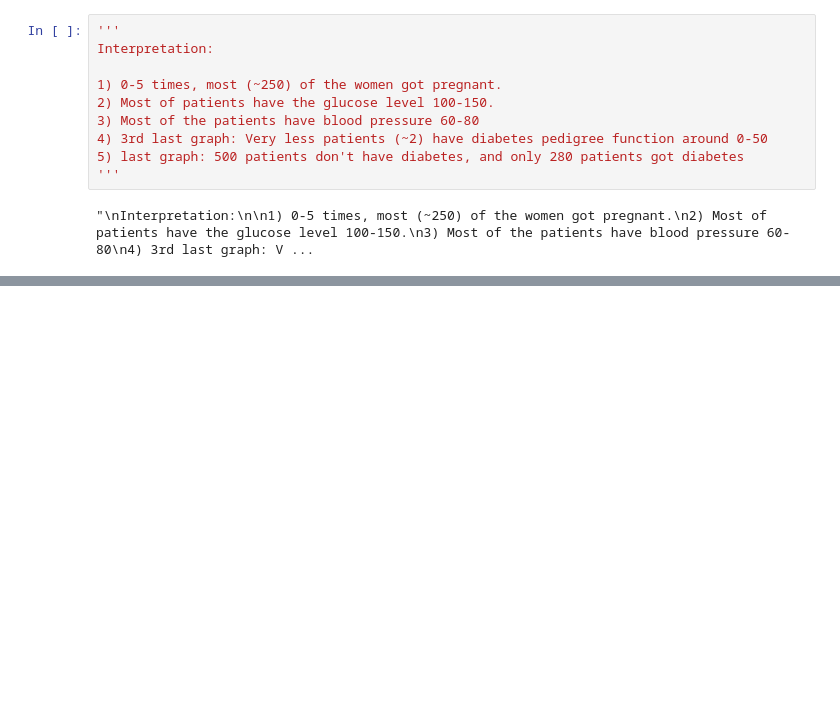
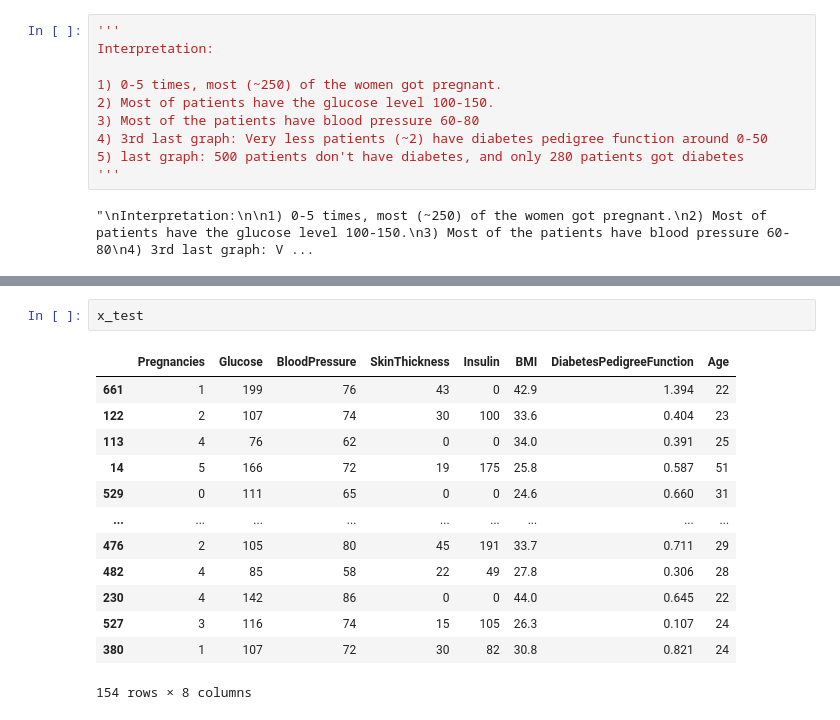
Before and after one commit to kmranrg/Simplilearn_DS, a Jupyter notebook: DataScienceWithPython/10_Diabetes.ipynb, the cells around one changed output, grey strips where cells are left out. Cells and saved outputs as stored; diff of their text form; blank space fills up the shorter version.

```diff
--- a/DataScienceWithPython/10_Diabetes.ipynb
+++ b/DataScienceWithPython/10_Diabetes.ipynb
@@ -45,0 +157,16 @@ Interpretation:
+# %%
+x_test
+# %% [output]
+|  | Pregnancies | Glucose | BloodPressure | SkinThickness | Insulin | BMI | DiabetesPedigreeFunction | Age |
+| 661 | 1 | 199 | 76 | 43 | 0 | 42.9 | 1.394 | 22 |
+| 122 | 2 | 107 | 74 | 30 | 100 | 33.6 | 0.404 | 23 |
+| 113 | 4 | 76 | 62 | 0 | 0 | 34.0 | 0.391 | 25 |
+| 14 | 5 | 166 | 72 | 19 | 175 | 25.8 | 0.587 | 51 |
+| 529 | 0 | 111 | 65 | 0 | 0 | 24.6 | 0.660 | 31 |
+| ... | ... | ... | ... | ... | ... | ... | ... | ... |
+| 476 | 2 | 105 | 80 | 45 | 191 | 33.7 | 0.711 | 29 |
+| 482 | 4 | 85 | 58 | 22 | 49 | 27.8 | 0.306 | 28 |
+| 230 | 4 | 142 | 86 | 0 | 0 | 44.0 | 0.645 | 22 |
+| 527 | 3 | 116 | 74 | 15 | 105 | 26.3 | 0.107 | 24 |
+| 380 | 1 | 107 | 72 | 30 | 82 | 30.8 | 0.821 | 24 |
+154 rows × 8 columns
```
Also changed, not shown: parts of 51 cells of this notebook, 14 other files.
